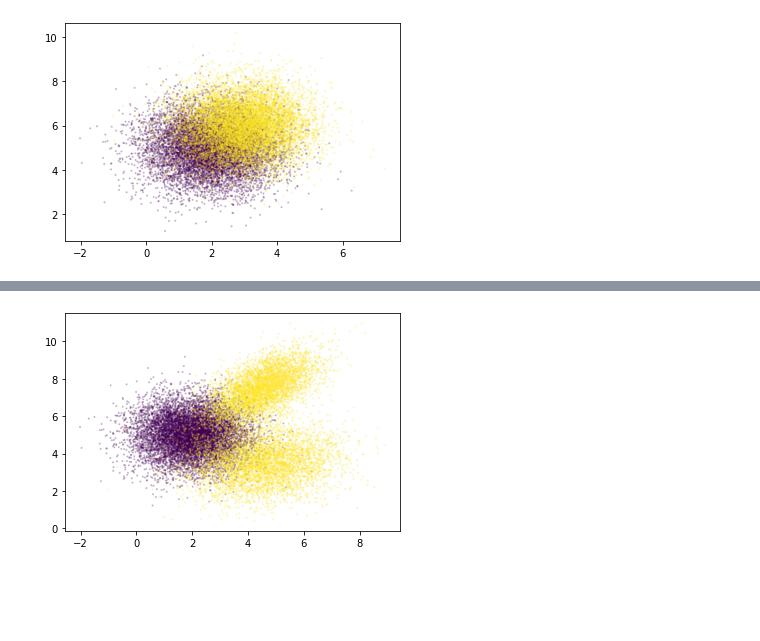
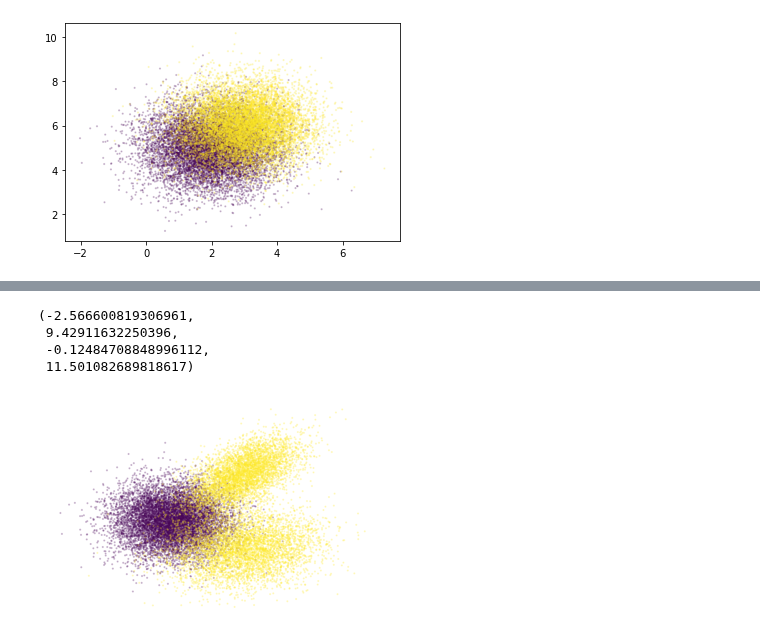
Before and after one commit to gradhep/neos, a Jupyter notebook: 00_nn.ipynb, the cells around one changed output, grey strips where cells are left out. Drawn from its saved outputs; the diff is of its cells as text; code cells hidden in the pictures; blank space fills up the shorter version.

```diff
--- a/00_nn.ipynb
+++ b/00_nn.ipynb
@@ -404,5 +404,10 @@ class three_blob_classifier:
 # %%
 x = three_blob_classifier()
 x.plot_train_data()
+plt.axis('off')
 # %% [output]
+(-2.566600819306961,
+ 9.42911632250396,
+ -0.12484708848996112,
+ 11.501082689818617)
-[figure, old version]
+[figure, new version]
```
Also changed, not shown: parts of 9 cells of this notebook, 25 other files.
